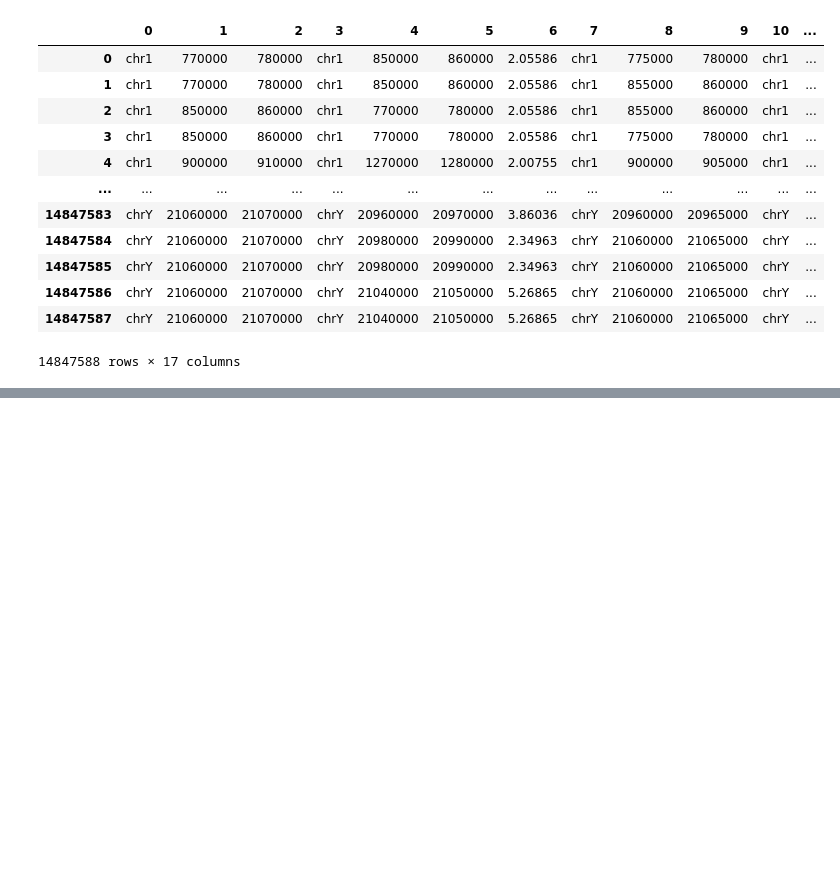
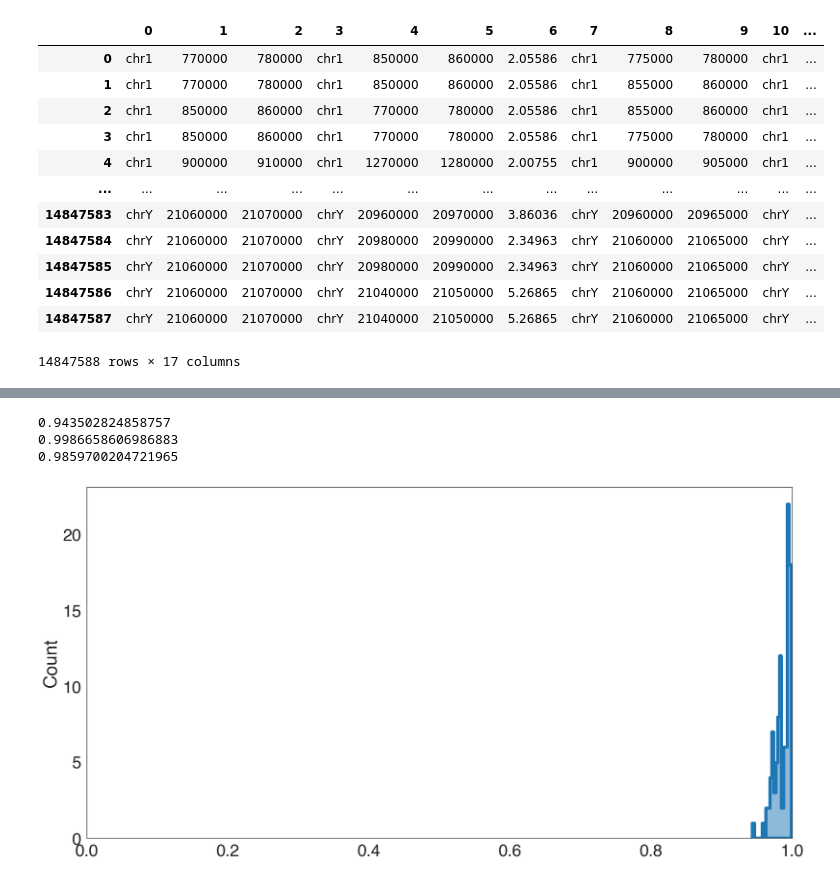
Before and after one commit to amulyagarimella/fast-sequencing-AI-imputation, a Jupyter notebook: milestone1_copy.ipynb, the cells around one changed output, grey strips where cells are left out. Drawn from its saved outputs; the diff is of its cells as text; code cells hidden in the pictures; blank space fills up the shorter version.

```diff
--- a/milestone1_copy.ipynb
+++ b/milestone1_copy.ipynb
@@ -84,5 +87,7 @@ fithic_dataset["normalization"] = fithic_dataset["Primary Name"].str.split('(',e
 # %%
 fh_1_5_overlaps, fh_1_5_n_1, fh_1_5_n_2, fh_1_5_overlaps_scores_1, fh_1_5_overlaps_scores_2 = calc_overlap_proportions(fithic_dataset, '5kb FH Longrange (Unfiltered)', '10kb FH Longrange (Unfiltered)', 'either', save=False, prefix="fithic")
+# %%
+fh_10_25_overlaps, fh_10_25_n_1, fh_10_25_n_2, fh_10_25_overlaps_scores_1, fh_10_25_overlaps_scores_2 = calc_overlap_proportions(fithic_dataset, '10kb FH Longrange (Unfiltered)', '25kb FH Longrange (Unfiltered)', 'either', save=False, prefix="fithic")
 # %%
 overlaps, n_1, n_2, overlaps_scores_1, overlaps_scores_2 = calc_overlap_proportions(fithic_dataset, '10kb FH Longrange (Unfiltered)', '25kb FH Longrange (Unfiltered)', 'either', save=True, prefix="fithic")
 # %%
@@ -122,0 +146,7 @@ prop_high_in_low(fithic_dataset[:100], fh_1_5_overlaps, fh_1_5_n_1, fh_1_5_n_2)
+# %%
+prop_high_in_low(fithic_dataset[:100], fh_10_25_overlaps, fh_10_25_n_1, fh_10_25_n_2)
+# %% [output]
+0.943502824858757
+0.9986658606986883
+0.9859700204721965
+[figure, added]
```
Also changed, not shown: parts of 5 cells of this notebook, 2 other files.
